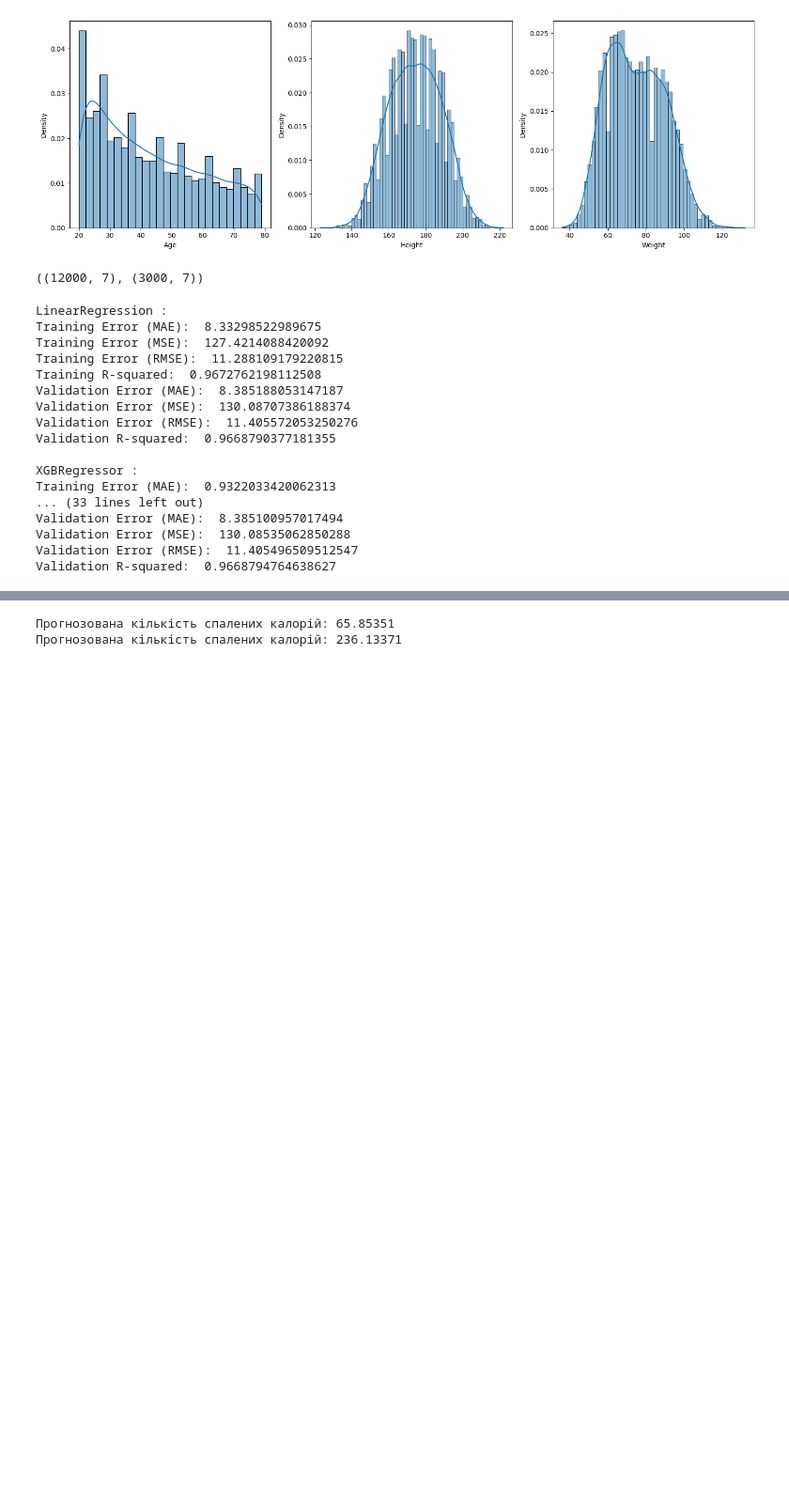
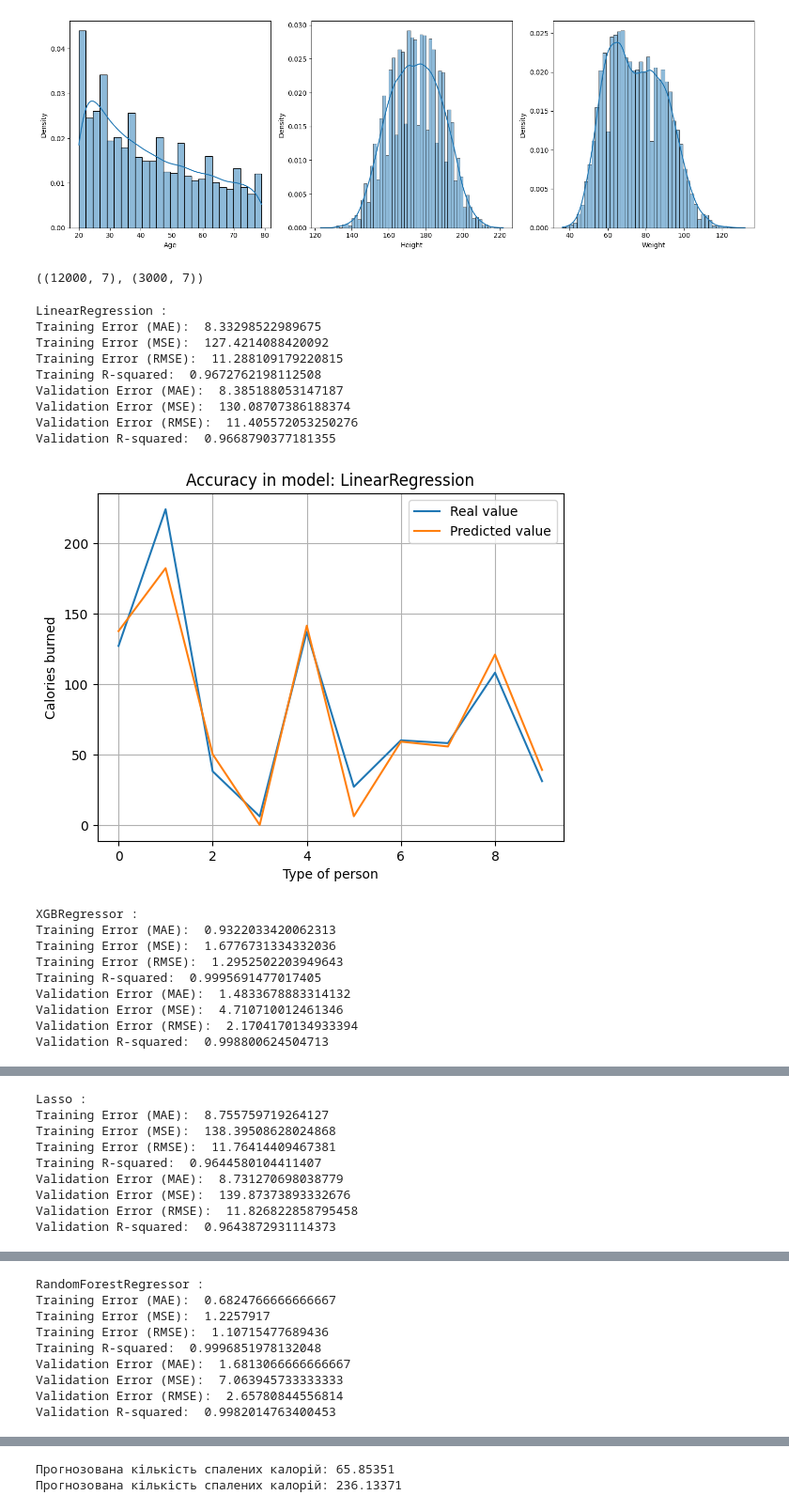
Before and after one commit to BohdanC/ml_project_nutrition, a Jupyter notebook: PredictingСaloriesBurned.ipynb, the cells around one changed output, grey strips where cells are left out. Shown at 94% size. Drawn from its saved outputs; the diff is of its cells as text; code cells hidden in the pictures; blank space fills up the shorter version.

Commit message:
updated accuracy in ipynb

```diff
--- a/PredictingСaloriesBurned.ipynb
+++ b/PredictingСaloriesBurned.ipynb
@@ -107,41 +107,52 @@ from sklearn.metrics import mean_squared_error as mse
 from sklearn.metrics import r2_score
 
 models = [LinearRegression(), XGBRegressor(), Lasso(), RandomForestRegressor(), Ridge()]
-
+x = np.arange(0,3000)
 for model in models:
     model.fit(X_train, Y_train)
     model_name = str(model).split('(')[0]
 
     print(f'{model_name} : ')
 
     train_preds = model.predict(X_train)
     print('Training Error (MAE): ', mae(Y_train, train_preds))
     print('Training Error (MSE): ', mse(Y_train, train_preds))
     print('Training Error (RMSE): ', mse(Y_train, train_preds, squared=False))
     print('Training R-squared: ', r2_score(Y_train, train_preds))
 
     val_preds = model.predict(X_val)
     print('Validation Error (MAE): ', mae(Y_val, val_preds))
     print('Validation Error (MSE): ', mse(Y_val, val_preds))
     print('Validation Error (RMSE): ', mse(Y_val, val_preds, squared=False))
     print('Validation R-squared: ', r2_score(Y_val, val_preds))
 
+    plt.plot(x[0:10], Y_val[0:10], label=f'Real value')
+    plt.plot(x[0:10], val_preds[0:10], label=f'Predicted value')
+    plt.title(f'Accuracy in model: {model_name}')
+    plt.xlabel('Type of person')
+    plt.ylabel('Calories burned')
+    plt.legend()
+    plt.grid(True)
+    plt.show()
+
     print()
 # %% [output]
 LinearRegression :
 Training Error (MAE):  8.33298522989675
 Training Error (MSE):  127.4214088420092
 Training Error (RMSE):  11.288109179220815
 Training R-squared:  0.9672762198112508
 Validation Error (MAE):  8.385188053147187
 Validation Error (MSE):  130.08707386188374
 Validation Error (RMSE):  11.405572053250276
 Validation R-squared:  0.9668790377181355
-
-XGBRegressor :
-Training Error (MAE):  0.9322033420062313
-... (33 lines left out)
-Validation Error (MAE):  8.385100957017494
-Validation Error (MSE):  130.08535062850288
-Validation Error (RMSE):  11.405496509512547
-Validation R-squared:  0.9668794764638627
+[figure, added]
+XGBRegressor :
+Training Error (MAE):  0.9322033420062313
+Training Error (MSE):  1.6776731334332036
+Training Error (RMSE):  1.2952502203949643
+Training R-squared:  0.9995691477017405
+Validation Error (MAE):  1.4833678883314132
+Validation Error (MSE):  4.710710012461346
+Validation Error (RMSE):  2.1704170134933394
+Validation R-squared:  0.998800624504713
@@ -147,0 +160,9 @@ Validation R-squared:  0.9668794764638627
+Lasso :
+Training Error (MAE):  8.755759719264127
+Training Error (MSE):  138.39508628024868
+Training Error (RMSE):  11.76414409467381
+Training R-squared:  0.9644580104411407
+Validation Error (MAE):  8.731270698038779
+Validation Error (MSE):  139.87373893332676
+Validation Error (RMSE):  11.826822858795458
+Validation R-squared:  0.9643872931114373
@@ -147,0 +170,9 @@ Validation R-squared:  0.9668794764638627
+RandomForestRegressor :
+Training Error (MAE):  0.6824766666666667
+Training Error (MSE):  1.2257917
+Training Error (RMSE):  1.10715477689436
+Training R-squared:  0.9996851978132048
+Validation Error (MAE):  1.6813066666666667
+Validation Error (MSE):  7.063945733333333
+Validation Error (RMSE):  2.65780844556814
+Validation R-squared:  0.9982014763400453
```
Also changed, not shown: parts of 1 cell of this notebook, 1 other file.
